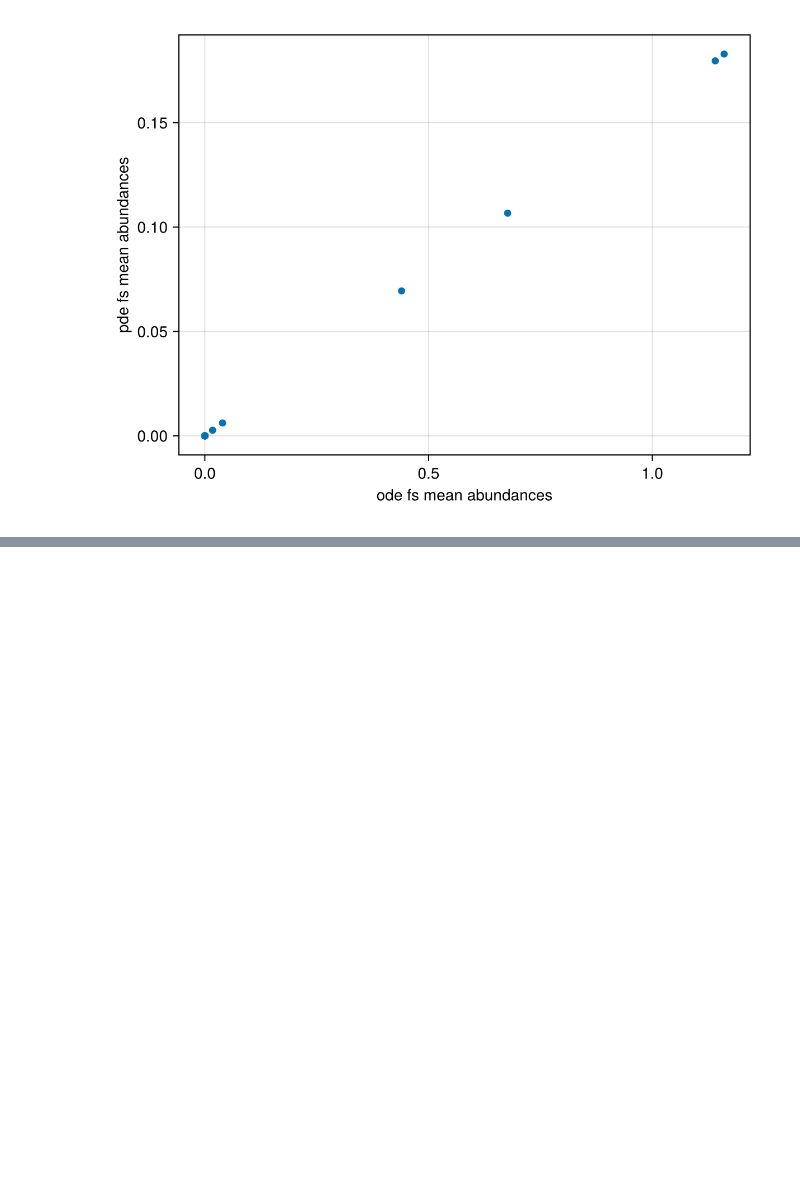
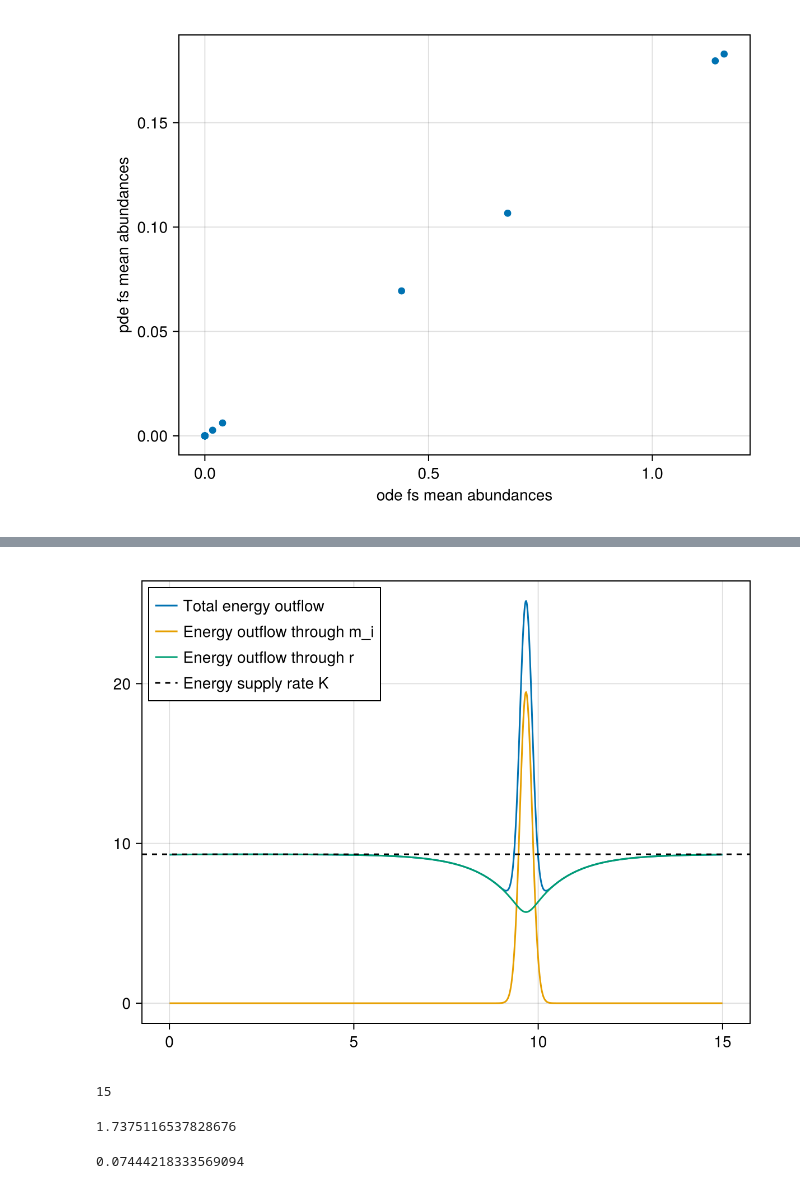
Before and after one commit to kockahonza/SSMC, a Jupyter notebook: cluster_env/runs/single_influx_pdes3/First look.ipynb, the cells around one changed output, grey strips where cells are left out. Saved outputs shown, nothing was run; the diff lists cells and outputs as text; code cells hidden in the pictures; blank space fills up the shorter version.

```diff
--- a/cluster_env/runs/single_influx_pdes3/First look.ipynb
+++ b/cluster_env/runs/single_influx_pdes3/First look.ipynb
@@ -53,6 +64,7 @@ group_i = 1
 run_i = 4
 
 @show Klis[group_i]
+K, li = Klis[group_i]
 
 ps = fparams[run_i, group_i]
 ode_fs = fode_fss[run_i, group_i]
@@ -102,0 +114,45 @@ end
+# %%
+eco_e_flow_out_ms = Vector{Float64}(undef, sN)
+eco_e_flow_out_rs = Vector{Float64}(undef, sN)
+for si in 1:sN
+    xx = sp_fs[:, si]
+    eco_e_flow_out_ms[si] = 0.
+    for i in 1:N
+        eco_e_flow_out_ms[si] += ps.m[i] * xx[i]
+    end
+    eco_e_flow_out_rs[si] = 0.
+    for a in 1:M
+        eco_e_flow_out_rs[si] += ps.r[a] * xx[N+a]
+    end
+end
+eco_e_flow_out = eco_e_flow_out_ms .+ eco_e_flow_out_rs;
+# %%
+fig = Figure()
+ax = Axis(fig[1,1])
+
+lines!(ax, spatial_xs, eco_e_flow_out; label="Total energy outflow")
+lines!(ax, spatial_xs, eco_e_flow_out_ms; label="Energy outflow through m_i")
+lines!(ax, spatial_xs, eco_e_flow_out_rs; label="Energy outflow through r")
+
+hlines!(ax, [K]; linestyle=:dash, label="Energy supply rate K", color=:black)
+axislegend(ax; position=:lt)
+
+Makie.save("../../../data/spatial_energy_flows.pdf", fig)
+
+fig
+# %% [output]
+[figure, added]
+# %%
+influx_Ri = findall(!=(0), ps.K)[1]
+# %% [output]
+15
+# %%
+xx = sum(ode_fs[N+1:end]) - ode_fs[N+influx_Ri]
+xx / ode_fs[N+influx_Ri]
+# %% [output]
+1.7375116537828676
+# %%
+xx = sum(sp_means[N+1:end]) - sp_means[N+influx_Ri]
+xx / sp_means[N+influx_Ri]
+# %% [output]
+0.07444218333569094
```
Also changed, not shown: parts of 8 cells of this notebook, 6 other files.
